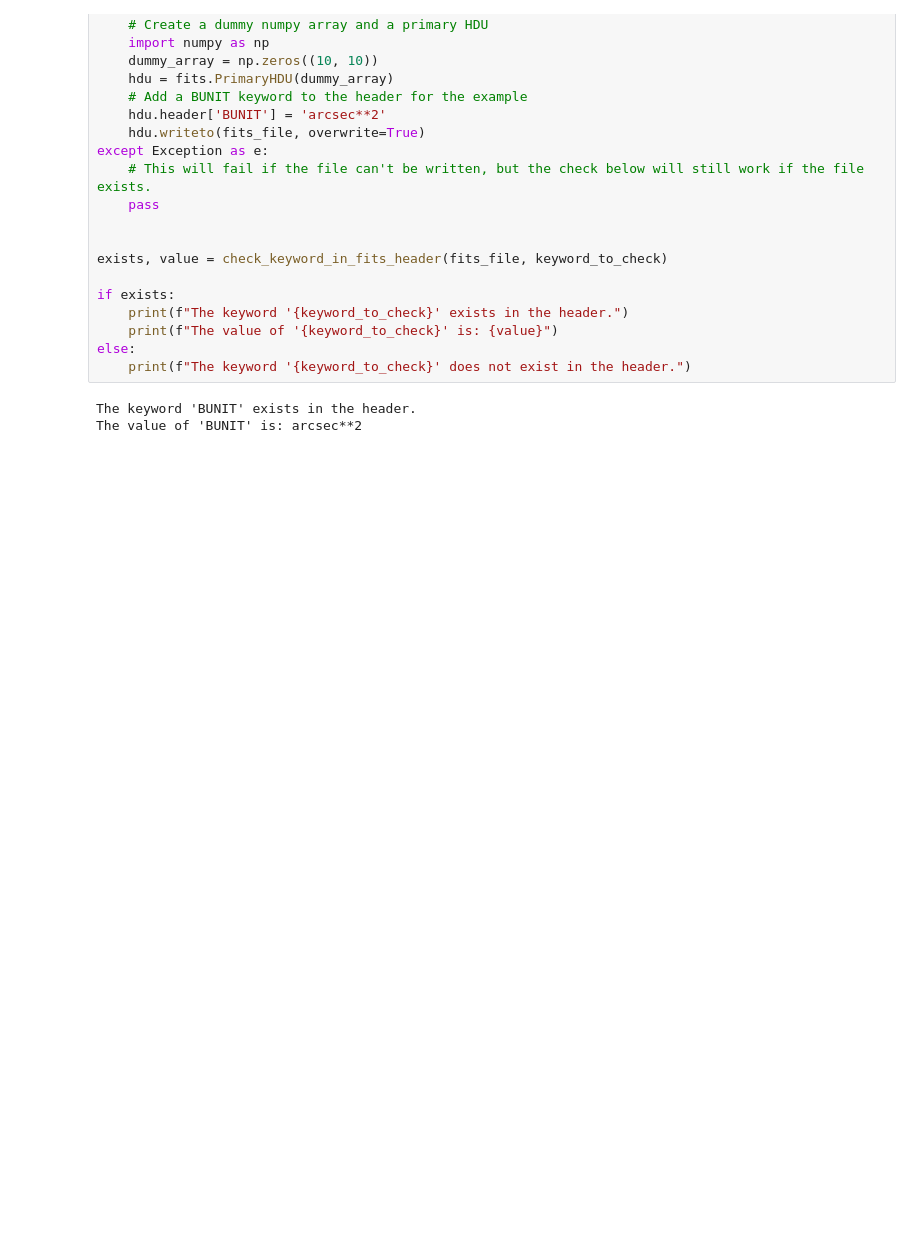
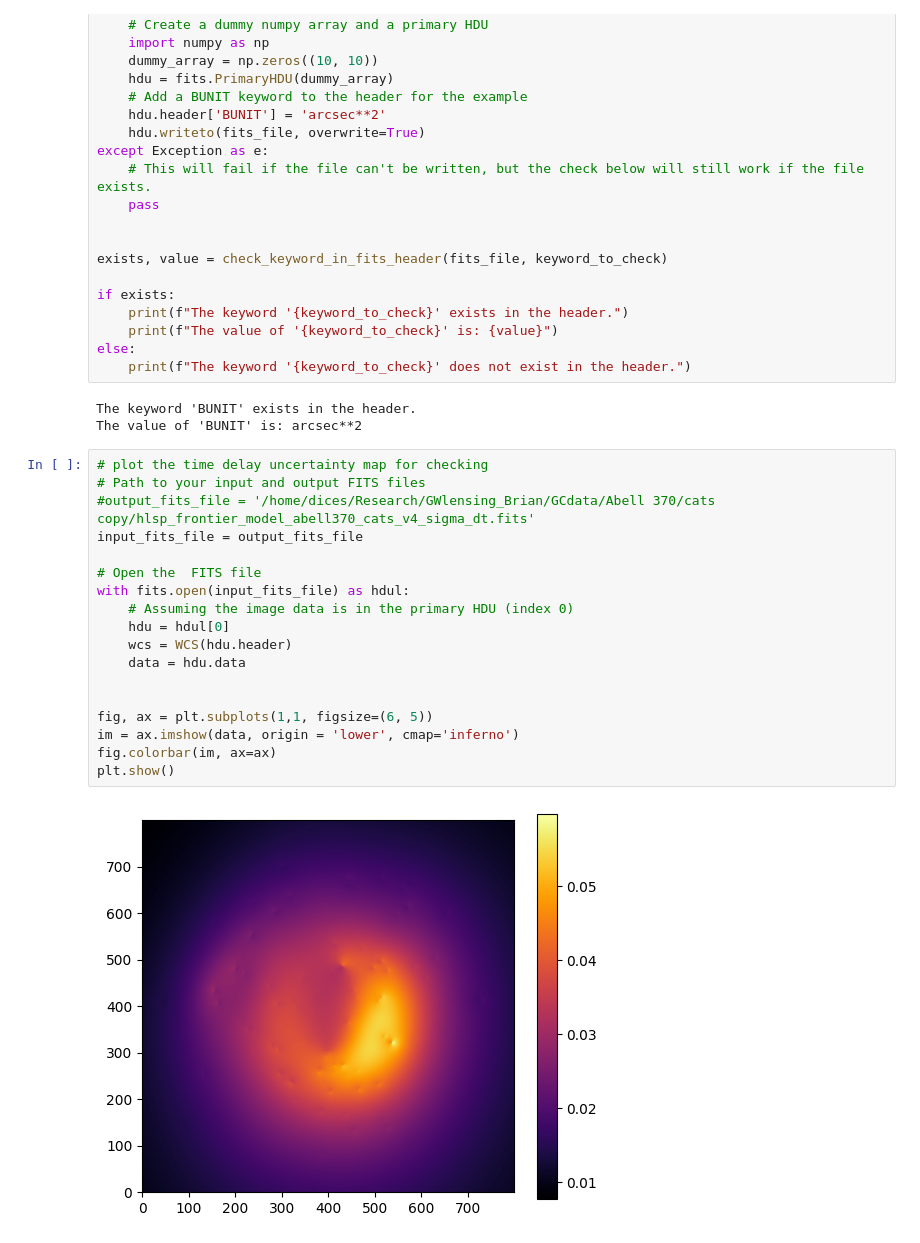
Before and after one commit to diceandcats/GWlensing_Brian, a Jupyter notebook: uncertainty.ipynb, the cells around one changed output. Cells and saved outputs as stored; diff of their text form; blank space fills up the shorter version.

```diff
--- a/uncertainty.ipynb
+++ b/uncertainty.ipynb
@@ -422,3 +420,23 @@ else:
 # %% [output]
 The keyword 'BUNIT' exists in the header.
 The value of 'BUNIT' is: arcsec**2
+# %%
+# plot the time delay uncertainty map for checking
+# Path to your input and output FITS files
+#output_fits_file = '/home/dices/Research/GWlensing_Brian/GCdata/Abell 370/cats copy/hlsp_frontier_model_abell370_cats_v4_sigma_dt.fits'
+input_fits_file = output_fits_file
+
+# Open the  FITS file
+with fits.open(input_fits_file) as hdul:
+    # Assuming the image data is in the primary HDU (index 0)
+    hdu = hdul[0]
+    wcs = WCS(hdu.header)
+    data = hdu.data
+
+
+fig, ax = plt.subplots(1,1, figsize=(6, 5))
+im = ax.imshow(data, origin = 'lower', cmap='inferno')
+fig.colorbar(im, ax=ax)
+plt.show()
+# %% [output]
+[figure, added]
```
Also changed, not shown: parts of 10 cells of this notebook, 4 other files.
